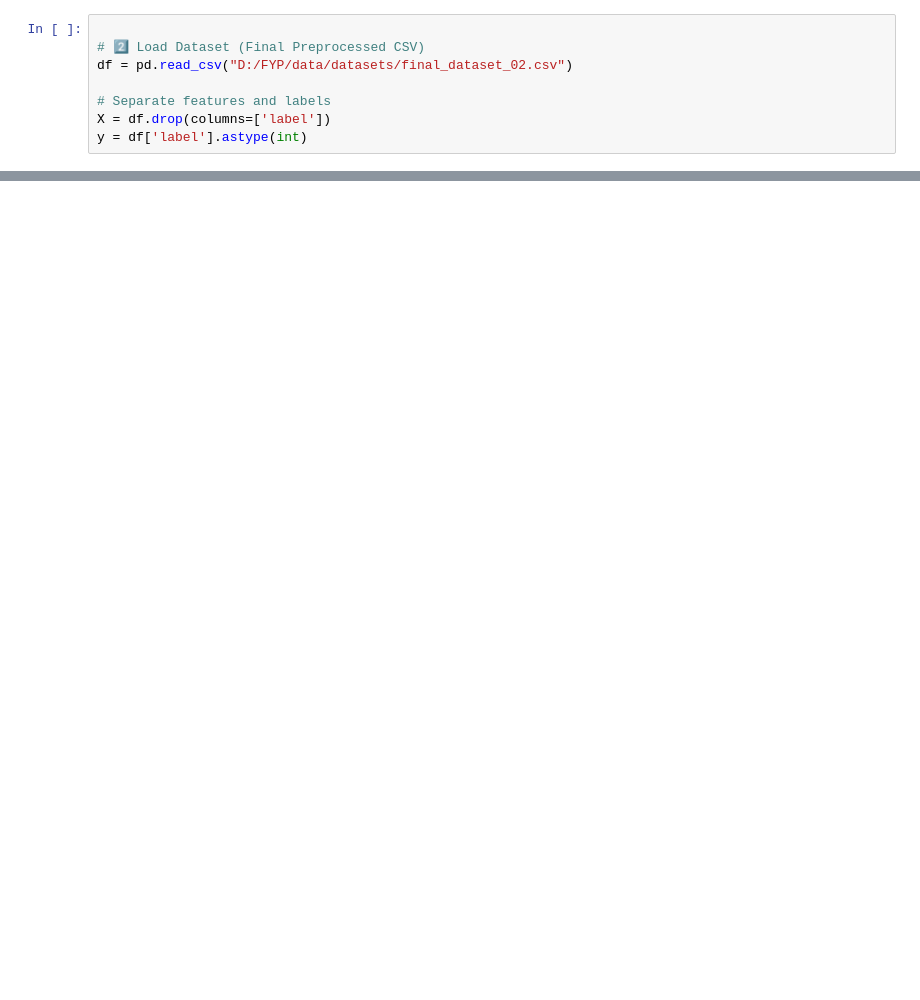
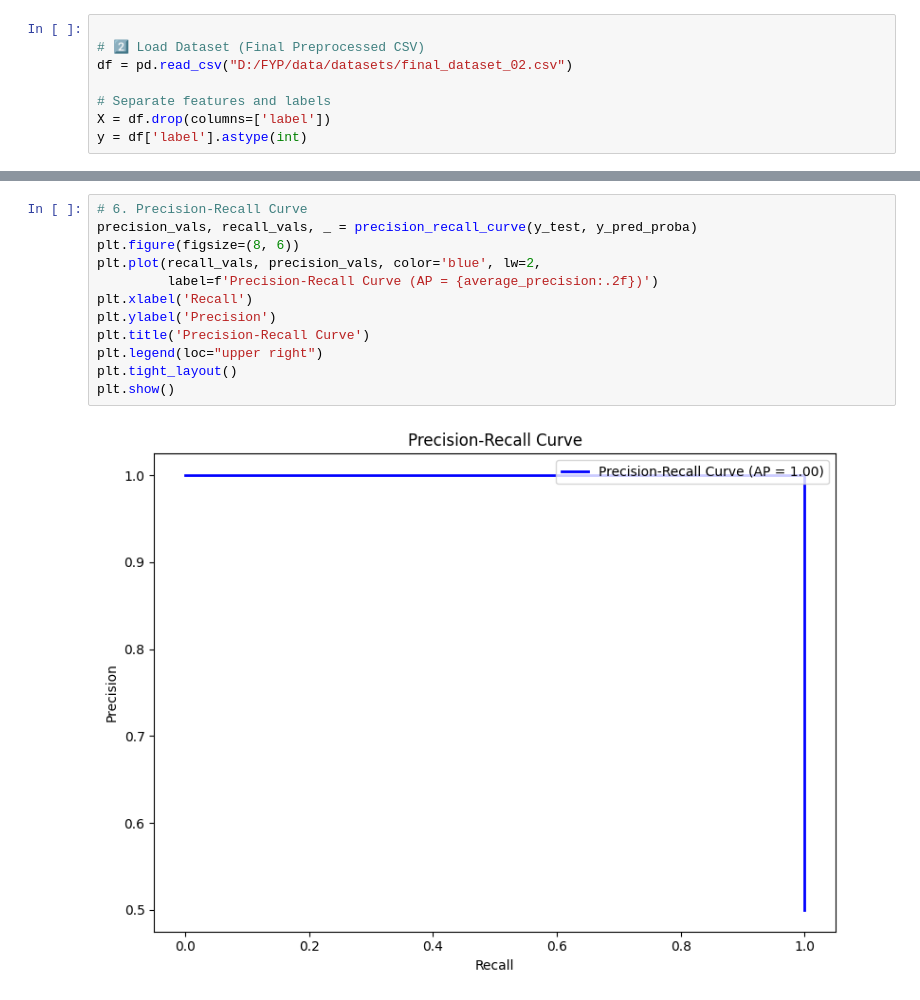
Before and after one commit to infinity-decoder/FYP, a Jupyter notebook: models/ensemble.ipynb, the cells around one changed output, grey strips where cells are left out. Drawn from its saved outputs; the diff is of its cells as text; blank space fills up the shorter version.

```diff
--- a/models/ensemble.ipynb
+++ b/models/ensemble.ipynb
@@ -156 +185,15 @@ plt.show()
+# %%
+# 6. Precision-Recall Curve
+precision_vals, recall_vals, _ = precision_recall_curve(y_test, y_pred_proba)
+plt.figure(figsize=(8, 6))
+plt.plot(recall_vals, precision_vals, color='blue', lw=2,
+         label=f'Precision-Recall Curve (AP = {average_precision:.2f})')
+plt.xlabel('Recall')
+plt.ylabel('Precision')
+plt.title('Precision-Recall Curve')
+plt.legend(loc="upper right")
+plt.tight_layout()
+plt.show()
+# %% [output]
+[figure, added]
 # %%
```
Also changed, not shown: parts of 12 cells of this notebook, 16 other files.
